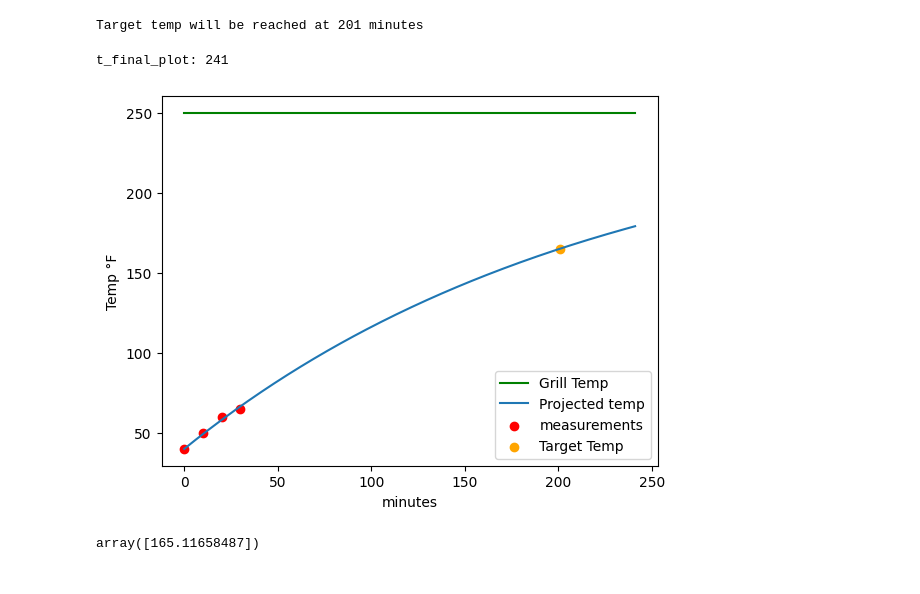
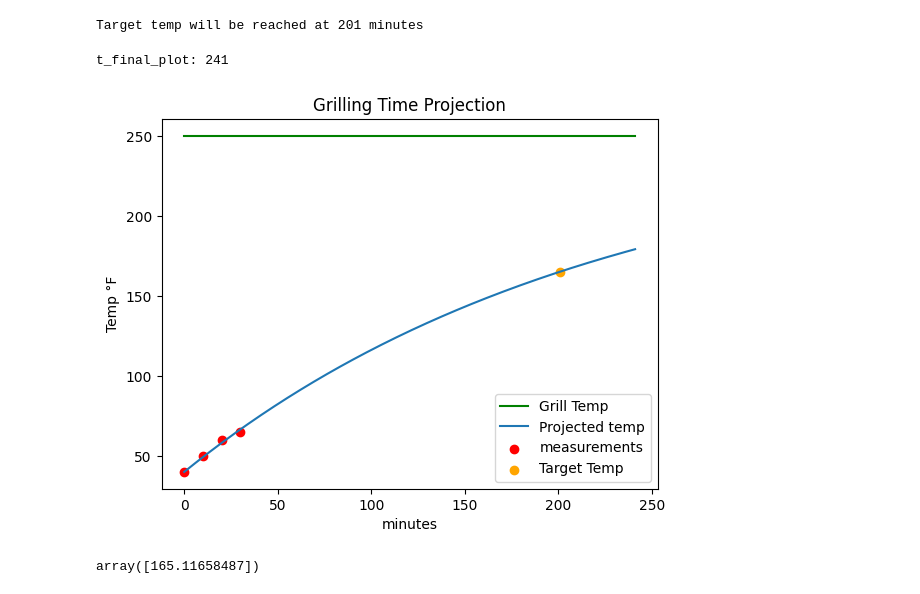
Before and after one commit to andrewaarestad/grill_temps, a Jupyter notebook: temp_curves.ipynb, the cells around one changed output. Saved outputs shown, nothing was run; the diff lists cells and outputs as text; code cells hidden in the pictures.

```diff
--- a/temp_curves.ipynb
+++ b/temp_curves.ipynb
@@ -65,29 +65,30 @@ Target temp will be reached at 201 minutes
 # %%
 # plot results
 if t_final == -1:
     t_final_result = max_cook_minutes
 else:
     t_final_result = t_final
 
 t_final_plot = int(t_final_result * 1.2)
 print("t_final_plot: {}".format(t_final_plot))
 plot_t = np.linspace(0,t_final_plot,t_final_plot)
 plot_projected_temp = odeint(get_model(result.x[0]),measurements_T[0],plot_t)
 
 grill_temp_plot = np.ones(t_final_plot) * grill_temp
 
 
 plt.plot(plot_t, grill_temp_plot, color='green', label='Grill Temp')
 plt.plot(plot_t,plot_projected_temp, label='Projected temp')
 plt.scatter(measurements_t, measurements_T, color='red', label='measurements')
 plt.scatter([t_final_result],[plot_projected_temp[t_final_result-1]], color='orange', label='Target Temp')
 plt.xlabel('minutes')
 plt.ylabel('Temp °F')
+plt.title('Grilling Time Projection')
 plt.legend()
 plt.show()
 # %% [output]
 t_final_plot: 241
-[figure, old version]
+[figure, new version]
 # %%
 plot_projected_temp[t_final-1]
 # %% [output]
```
Also changed, not shown: 1 other file.
